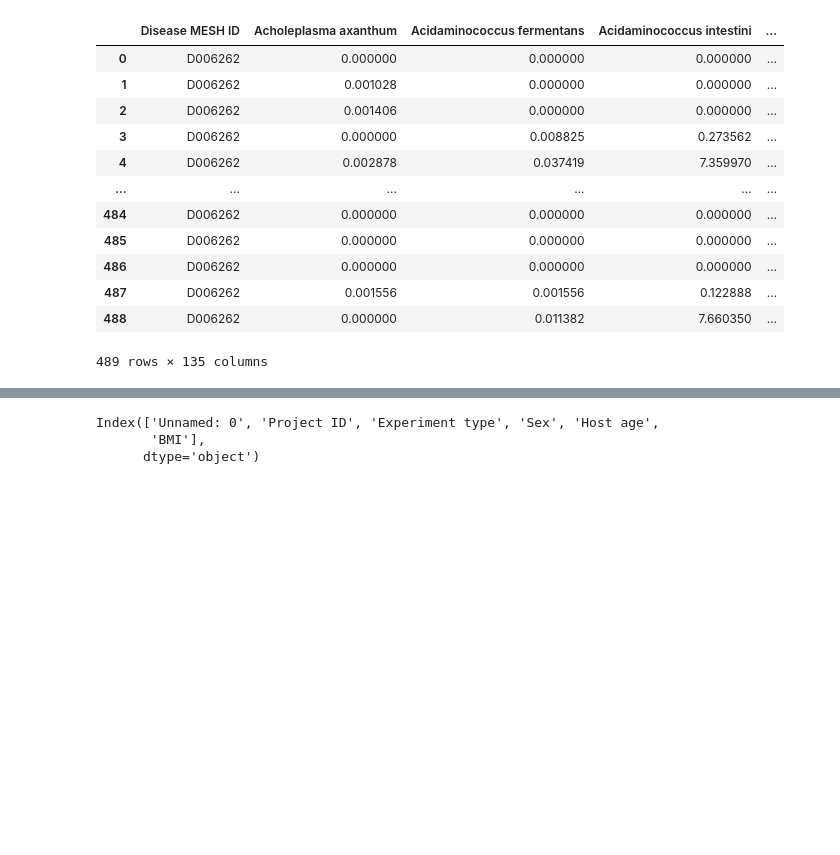
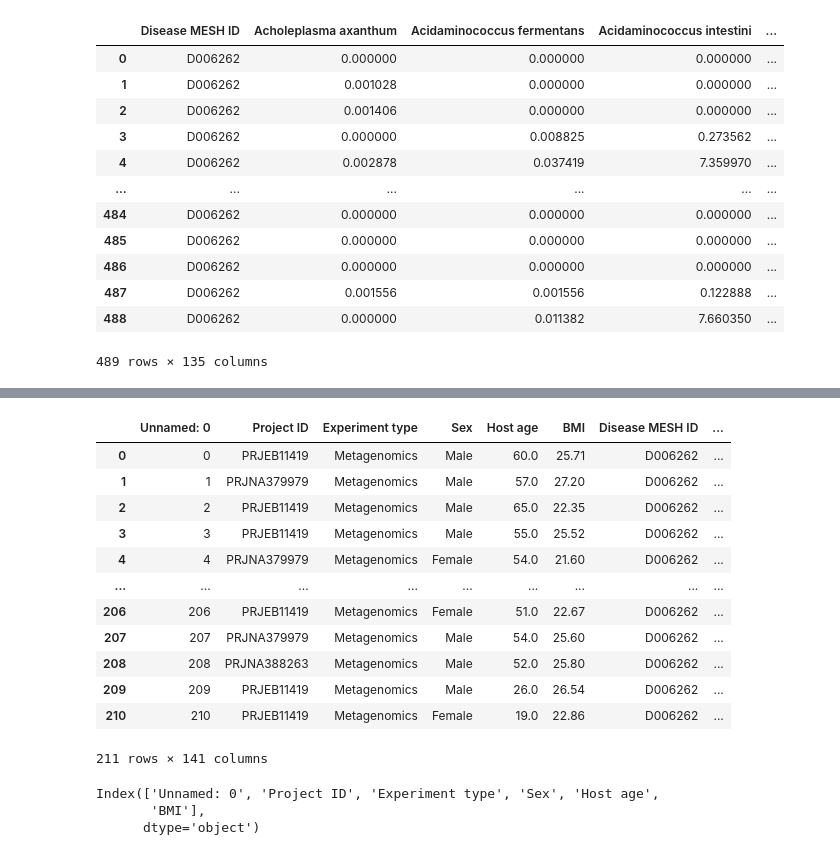
Before and after one commit to capybbarra/MLinCB-Assignment-1, a Jupyter notebook: notebooks/data_exploration.ipynb, the cells around one changed output, grey strips where cells are left out. Saved outputs shown, nothing was run; the diff lists cells and outputs as text; code cells hidden in the pictures; blank space fills up the shorter version.

```diff
--- a/notebooks/data_exploration.ipynb
+++ b/notebooks/data_exploration.ipynb
@@ -48,3 +29,19 @@ dev_set.describe()
+# %%
+val_set
+# %% [output]
+|  | Unnamed: 0 | Project ID | Experiment type | Sex | Host age | BMI | Disease MESH ID | ... |
+| 0 | 0 | PRJEB11419 | Metagenomics | Male | 60.0 | 25.71 | D006262 | ... |
+| 1 | 1 | PRJNA379979 | Metagenomics | Male | 57.0 | 27.20 | D006262 | ... |
+| 2 | 2 | PRJEB11419 | Metagenomics | Male | 65.0 | 22.35 | D006262 | ... |
+| 3 | 3 | PRJEB11419 | Metagenomics | Male | 55.0 | 25.52 | D006262 | ... |
+| 4 | 4 | PRJNA379979 | Metagenomics | Female | 54.0 | 21.60 | D006262 | ... |
+| ... | ... | ... | ... | ... | ... | ... | ... | ... |
+| 206 | 206 | PRJEB11419 | Metagenomics | Female | 51.0 | 22.67 | D006262 | ... |
+| 207 | 207 | PRJNA379979 | Metagenomics | Male | 54.0 | 25.60 | D006262 | ... |
+| 208 | 208 | PRJNA388263 | Metagenomics | Male | 52.0 | 25.80 | D006262 | ... |
+| 209 | 209 | PRJEB11419 | Metagenomics | Male | 26.0 | 26.54 | D006262 | ... |
+| 210 | 210 | PRJEB11419 | Metagenomics | Female | 19.0 | 22.86 | D006262 | ... |
+211 rows × 141 columns
 # %%
 dev_set.columns[:6]
 # %% [output]
```
Also changed, not shown: parts of 9 cells of this notebook, 20 other files.
